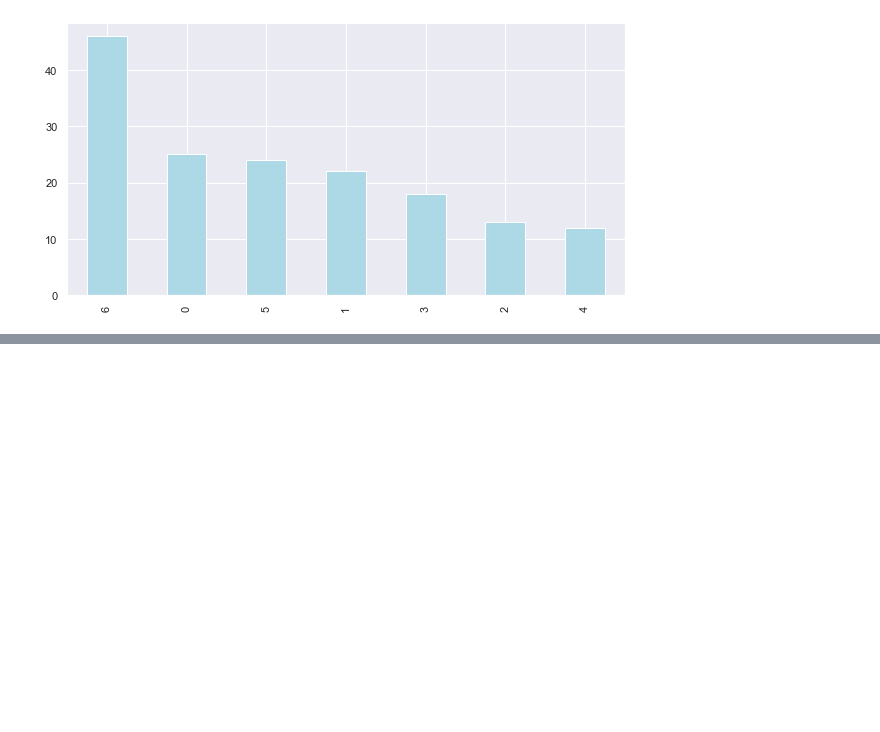
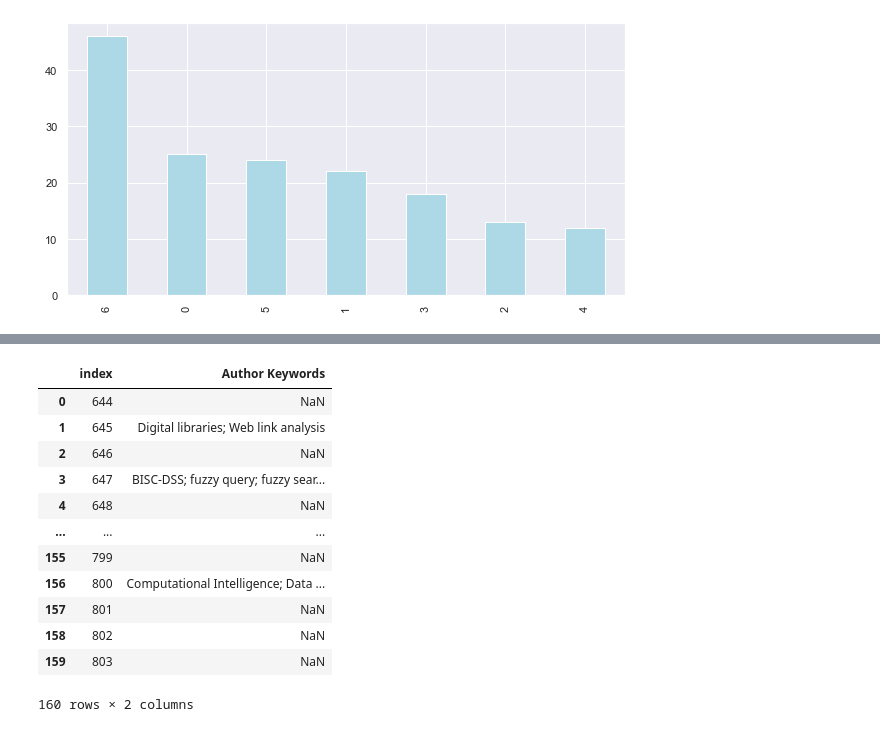
Before and after one commit to MaksOpp/web-intelligence-project, a Jupyter notebook: EDAandLDA.ipynb, the cells around one changed output, grey strips where cells are left out. Cells and saved outputs as stored; diff of their text form; code cells hidden in the pictures; blank space fills up the shorter version.

```diff
--- a/EDAandLDA.ipynb
+++ b/EDAandLDA.ipynb
@@ -456,3 +455,26 @@ pyLDAvis.display(vis)
 [interactive output not drawn]
 # %%
 pyLDAvis.save_html(vis, 'lda.html')
+# %%
+indexes = []
+for i in range(0,num_topics):
+    indexes.append(document_topic.sort_values(i, ascending=False)[i].head(20).index)
+    #print(document_topic.sort_values(i, ascending=False)[i].head(20).index)
+
+keywords = data['Author Keywords'].reset_index()
+
+keywords
+# %% [output]
+|  | index | Author Keywords |
+| 0 | 644 | NaN |
+| 1 | 645 | Digital libraries; Web link analysis |
+| 2 | 646 | NaN |
+| 3 | 647 | BISC-DSS; fuzzy query; fuzzy sear... |
+| 4 | 648 | NaN |
+| ... | ... | ... |
+| 155 | 799 | NaN |
+| 156 | 800 | Computational Intelligence; Data ... |
+| 157 | 801 | NaN |
+| 158 | 802 | NaN |
+| 159 | 803 | NaN |
+160 rows × 2 columns
```
Also changed, not shown: parts of 11 cells of this notebook, 3 other files.
